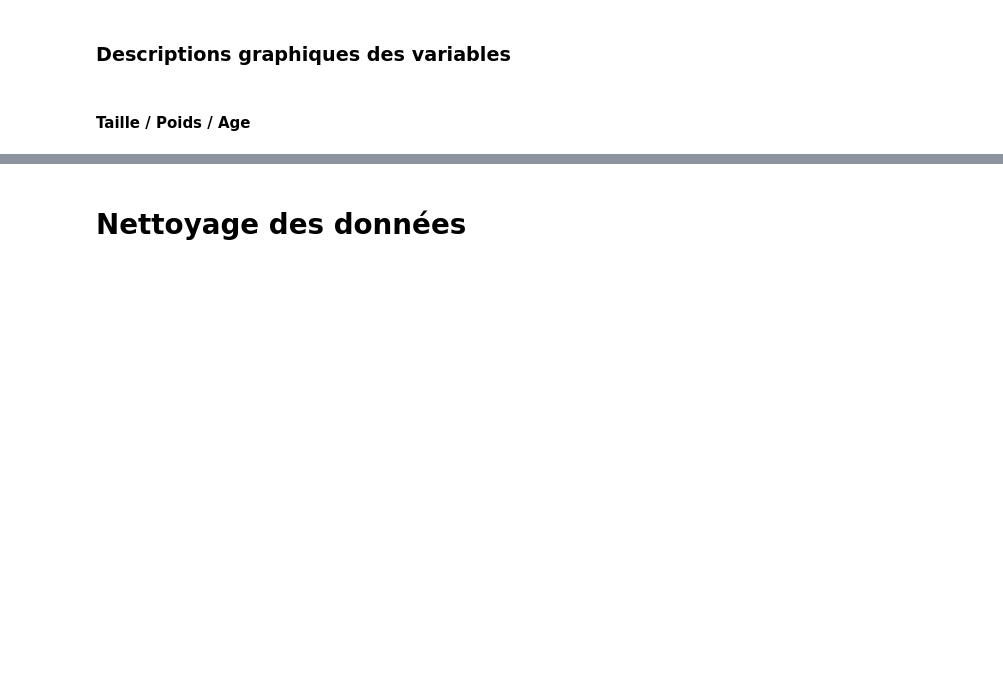
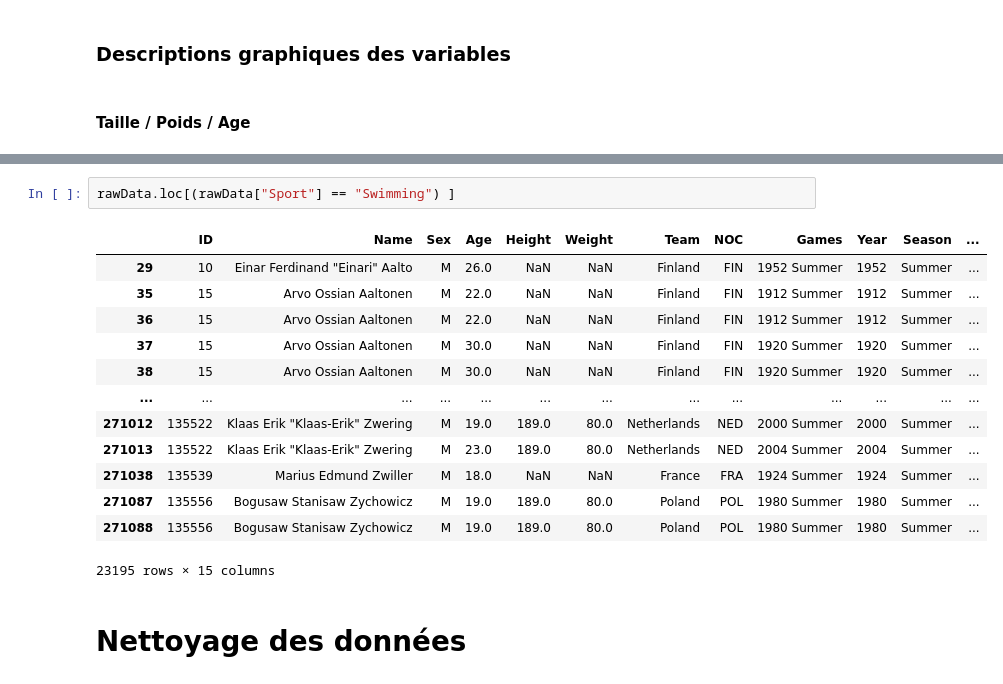
Before and after one commit to NT-me/CFA_Data_Science, a Jupyter notebook: main.ipynb, the cells around one changed output, grey strips where cells are left out. Drawn from its saved outputs; the diff is of its cells as text; blank space fills up the shorter version.

```diff
--- a/main.ipynb
+++ b/main.ipynb
@@ -87,3 +146,19 @@ plt.show()
+# %%
+rawData.loc[(rawData["Sport"] == "Swimming") ]
+# %% [output]
+|  | ID | Name | Sex | Age | Height | Weight | Team | NOC | Games | Year | Season | ... |
+| 29 | 10 | Einar Ferdinand "Einari" Aalto | M | 26.0 | NaN | NaN | Finland | FIN | 1952 Summer | 1952 | Summer | ... |
+| 35 | 15 | Arvo Ossian Aaltonen | M | 22.0 | NaN | NaN | Finland | FIN | 1912 Summer | 1912 | Summer | ... |
+| 36 | 15 | Arvo Ossian Aaltonen | M | 22.0 | NaN | NaN | Finland | FIN | 1912 Summer | 1912 | Summer | ... |
+| 37 | 15 | Arvo Ossian Aaltonen | M | 30.0 | NaN | NaN | Finland | FIN | 1920 Summer | 1920 | Summer | ... |
+| 38 | 15 | Arvo Ossian Aaltonen | M | 30.0 | NaN | NaN | Finland | FIN | 1920 Summer | 1920 | Summer | ... |
+| ... | ... | ... | ... | ... | ... | ... | ... | ... | ... | ... | ... | ... |
+| 271012 | 135522 | Klaas Erik "Klaas-Erik" Zwering | M | 19.0 | 189.0 | 80.0 | Netherlands | NED | 2000 Summer | 2000 | Summer | ... |
+| 271013 | 135522 | Klaas Erik "Klaas-Erik" Zwering | M | 23.0 | 189.0 | 80.0 | Netherlands | NED | 2004 Summer | 2004 | Summer | ... |
+| 271038 | 135539 | Marius Edmund Zwiller | M | 18.0 | NaN | NaN | France | FRA | 1924 Summer | 1924 | Summer | ... |
+| 271087 | 135556 | Bogusaw Stanisaw Zychowicz | M | 19.0 | 189.0 | 80.0 | Poland | POL | 1980 Summer | 1980 | Summer | ... |
+| 271088 | 135556 | Bogusaw Stanisaw Zychowicz | M | 19.0 | 189.0 | 80.0 | Poland | POL | 1980 Summer | 1980 | Summer | ... |
+23195 rows × 15 columns
 # %% [markdown]
 # Nettoyage des données
 # %% [markdown]
```
Also changed, not shown: parts of 37 cells of this notebook.
